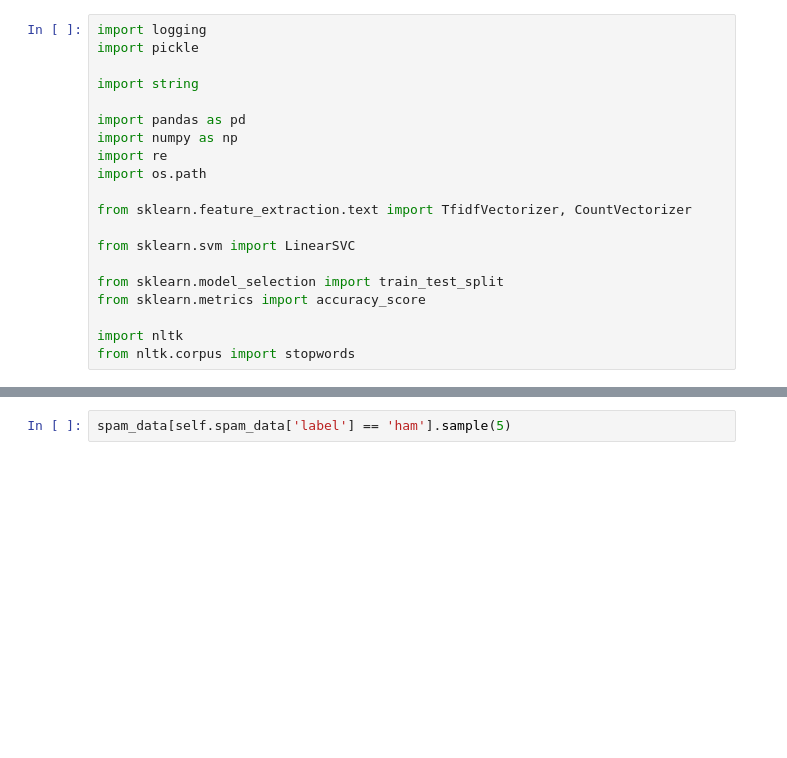
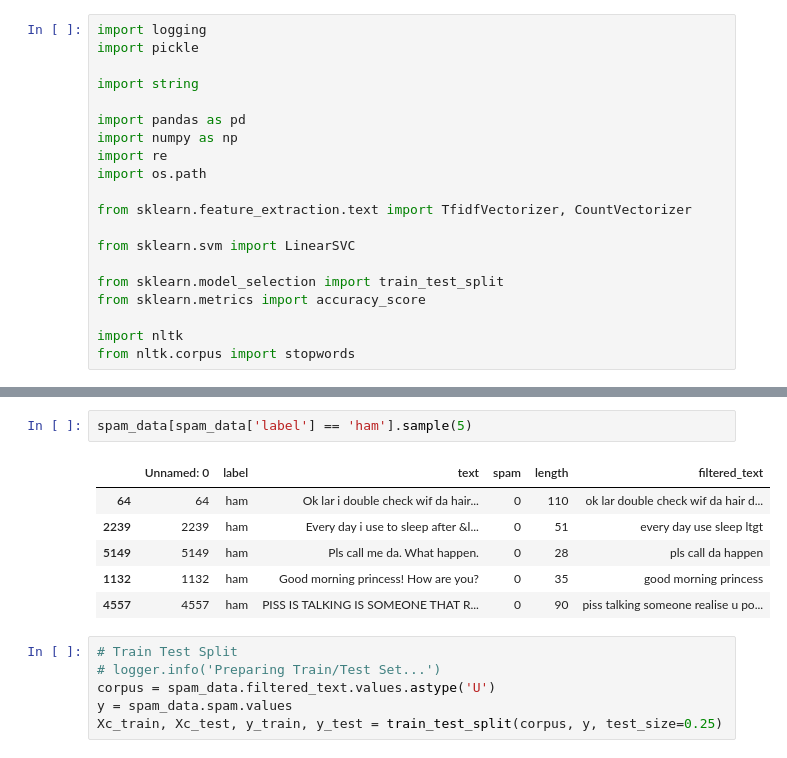
Before and after one commit to todatech/csda-lab, a Jupyter notebook: lab2/spammer_engine.ipynb, the cells around one changed output, grey strips where cells are left out. Cells and saved outputs as stored; diff of their text form; blank space fills up the shorter version.

Commit message:
updated spam_identifier.ipynb with new train test set code

```diff
--- a/lab2/spammer_engine.ipynb
+++ b/lab2/spammer_engine.ipynb
@@ -25,2 +25,15 @@ FileNotFoundError: [Errno 2] No such file or directory: '../data/spam_cleaned.cs
 # %%
-spam_data[self.spam_data['label'] == 'ham'].sample(5)
+spam_data[spam_data['label'] == 'ham'].sample(5)
+# %% [output]
+|  | Unnamed: 0 | label | text | spam | length | filtered_text |
+| 64 | 64 | ham | Ok lar i double check wif da hair... | 0 | 110 | ok lar double check wif da hair d... |
+| 2239 | 2239 | ham | Every day i use to sleep after &l... | 0 | 51 | every day use sleep ltgt |
+| 5149 | 5149 | ham | Pls call me da. What happen. | 0 | 28 | pls call da happen |
+| 1132 | 1132 | ham | Good morning princess! How are you? | 0 | 35 | good morning princess |
+| 4557 | 4557 | ham | PISS IS TALKING IS SOMEONE THAT R... | 0 | 90 | piss talking someone realise u po... |
+# %%
+# Train Test Split
+# logger.info('Preparing Train/Test Set...')
+corpus = spam_data.filtered_text.values.astype('U')
+y = spam_data.spam.values
+Xc_train, Xc_test, y_train, y_test = train_test_split(corpus, y, test_size=0.25)
```
Also changed, not shown: parts of 13 cells of this notebook, 1 other file.
